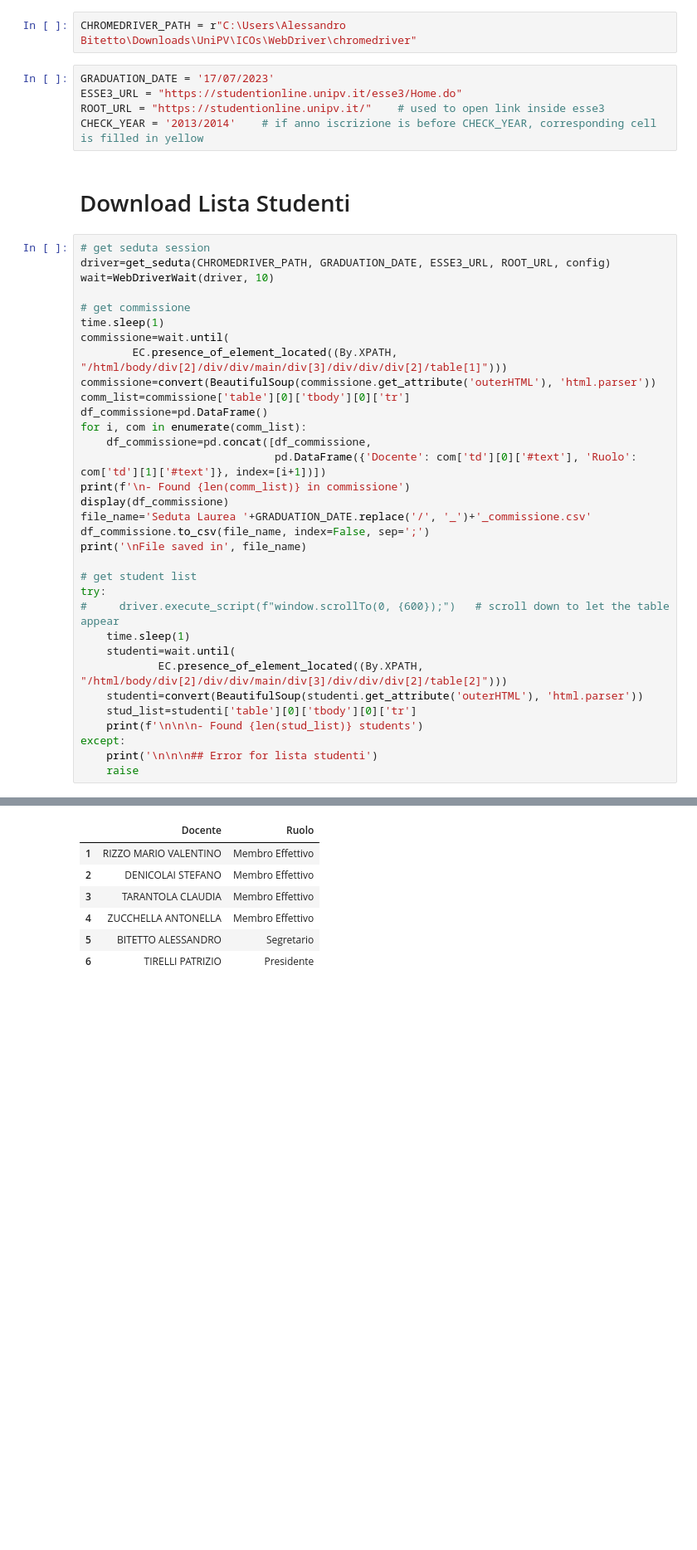
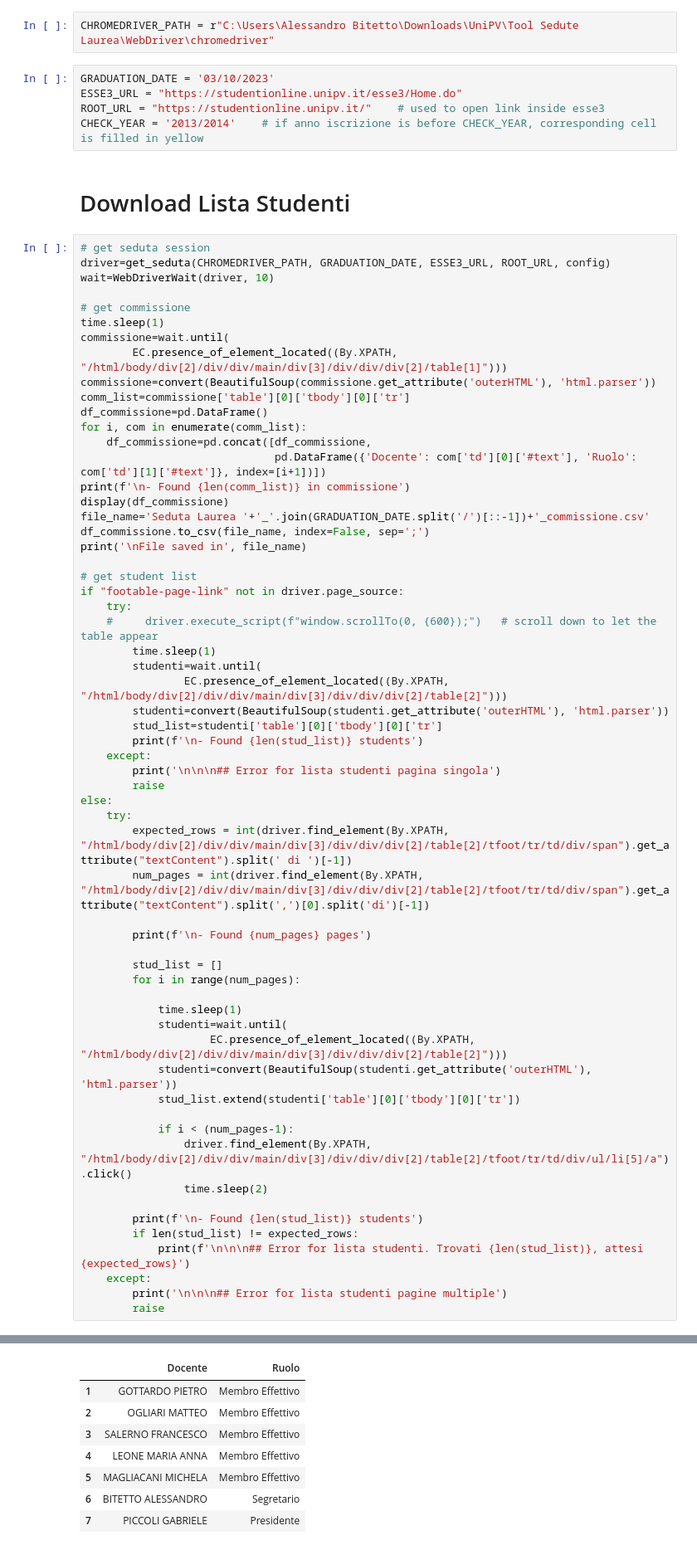
Before and after one commit to AleBitetto/Tool-sedute-laurea, a Jupyter notebook: Download lista studenti and upload voti.ipynb, the cells around one changed output, grey strips where cells are left out. Shown at 83% size. Cells and saved outputs as stored; diff of their text form; blank space fills up the shorter version.

Commit message:
change in webdriver and multiple pages for students

```diff
--- a/Download lista studenti and upload voti.ipynb
+++ b/Download lista studenti and upload voti.ipynb
@@ -20,9 +20,9 @@ import pandas as pd
 import numpy as np
 import xlsxwriter
 # %%
-CHROMEDRIVER_PATH = r"C:\Users\Alessandro Bitetto\Downloads\UniPV\ICOs\WebDriver\chromedriver"
+CHROMEDRIVER_PATH = r"C:\Users\Alessandro Bitetto\Downloads\UniPV\Tool Sedute Laurea\WebDriver\chromedriver"
 # %%
-GRADUATION_DATE = '17/07/2023'
+GRADUATION_DATE = '03/10/2023'
 ESSE3_URL = "https://studentionline.unipv.it/esse3/Home.do"
 ROOT_URL = "https://studentionline.unipv.it/"    # used to open link inside esse3
 CHECK_YEAR = '2013/2014'    # if anno iscrizione is before CHECK_YEAR, corresponding cell is filled in yellow
@@ -45,20 +45,47 @@ for i, com in enumerate(comm_list):
                               pd.DataFrame({'Docente': com['td'][0]['#text'], 'Ruolo': com['td'][1]['#text']}, index=[i+1])])
 print(f'\n- Found {len(comm_list)} in commissione')
 display(df_commissione)
-file_name='Seduta Laurea '+GRADUATION_DATE.replace('/', '_')+'_commissione.csv'
+file_name='Seduta Laurea '+'_'.join(GRADUATION_DATE.split('/')[::-1])+'_commissione.csv'
 df_commissione.to_csv(file_name, index=False, sep=';')
 print('\nFile saved in', file_name)
 
 # get student list
-try:
-#     driver.execute_script(f"window.scrollTo(0, {600});")   # scroll down to let the table appear
-    time.sleep(1)
-    studenti=wait.until(
-            EC.presence_of_element_located((By.XPATH, "/html/body/div[2]/div/div/main/div[3]/div/div/div[2]/table[2]")))
-    studenti=convert(BeautifulSoup(studenti.get_attribute('outerHTML'), 'html.parser'))
-    stud_list=studenti['table'][0]['tbody'][0]['tr']
-    print(f'\n\n\n- Found {len(stud_list)} students')
-except:
-    print('\n\n\n## Error for lista studenti')
-    raise
+if "footable-page-link" not in driver.page_source:
+    try:
+    #     driver.execute_script(f"window.scrollTo(0, {600});")   # scroll down to let the table appear
+        time.sleep(1)
+        studenti=wait.until(
+                EC.presence_of_element_located((By.XPATH, "/html/body/div[2]/div/div/main/div[3]/div/div/div[2]/table[2]")))
+        studenti=convert(BeautifulSoup(studenti.get_attribute('outerHTML'), 'html.parser'))
+        stud_list=studenti['table'][0]['tbody'][0]['tr']
+        print(f'\n- Found {len(stud_list)} students')
+    except:
+        print('\n\n\n## Error for lista studenti pagina singola')
+        raise
+else:
+    try:
+        expected_rows = int(driver.find_element(By.XPATH, "/html/body/div[2]/div/div/main/div[3]/div/div/div[2]/table[2]/tfoot/tr/td/div/span").get_attribute("textContent").split(' di ')[-1])
+        num_pages = int(driver.find_element(By.XPATH, "/html/body/div[2]/div/div/main/div[3]/div/div/div[2]/table[2]/tfoot/tr/td/div/span").get_attribute("textContent").split(',')[0].split('di')[-1])
+
+        print(f'\n- Found {num_pages} pages')
+
+        stud_list = []
+        for i in range(num_pages):
+
+            time.sleep(1)
+            studenti=wait.until(
+                    EC.presence_of_element_located((By.XPATH, "/html/body/div[2]/div/div/main/div[3]/div/div/div[2]/table[2]")))
+            studenti=convert(BeautifulSoup(studenti.get_attribute('outerHTML'), 'html.parser'))
+            stud_list.extend(studenti['table'][0]['tbody'][0]['tr'])
+
+            if i < (num_pages-1):
+                driver.find_element(By.XPATH, "/html/body/div[2]/div/div/main/div[3]/div/div/div[2]/table[2]/tfoot/tr/td/div/ul/li[5]/a").click()
+                time.sleep(2)
+
+        print(f'\n- Found {len(stud_list)} students')
+        if len(stud_list) != expected_rows:
+            print(f'\n\n\n## Error for lista studenti. Trovati {len(stud_list)}, attesi {expected_rows}')
+    except:
+        print('\n\n\n## Error for lista studenti pagine multiple')
+        raise
 # %% [output]
@@ -66,7 +93,8 @@ except:
 |  | Docente | Ruolo |
-| 1 | RIZZO MARIO VALENTINO | Membro Effettivo |
-| 2 | DENICOLAI STEFANO | Membro Effettivo |
-| 3 | TARANTOLA CLAUDIA | Membro Effettivo |
-| 4 | ZUCCHELLA ANTONELLA | Membro Effettivo |
-| 5 | BITETTO ALESSANDRO | Segretario |
-| 6 | TIRELLI PATRIZIO | Presidente |
+| 1 | GOTTARDO PIETRO | Membro Effettivo |
+| 2 | OGLIARI MATTEO | Membro Effettivo |
+| 3 | SALERNO FRANCESCO | Membro Effettivo |
+| 4 | LEONE MARIA ANNA | Membro Effettivo |
+| 5 | MAGLIACANI MICHELA | Membro Effettivo |
+| 6 | BITETTO ALESSANDRO | Segretario |
+| 7 | PICCOLI GABRIELE | Presidente |
```
Also changed, not shown: parts of 5 cells of this notebook, 1 other file.
